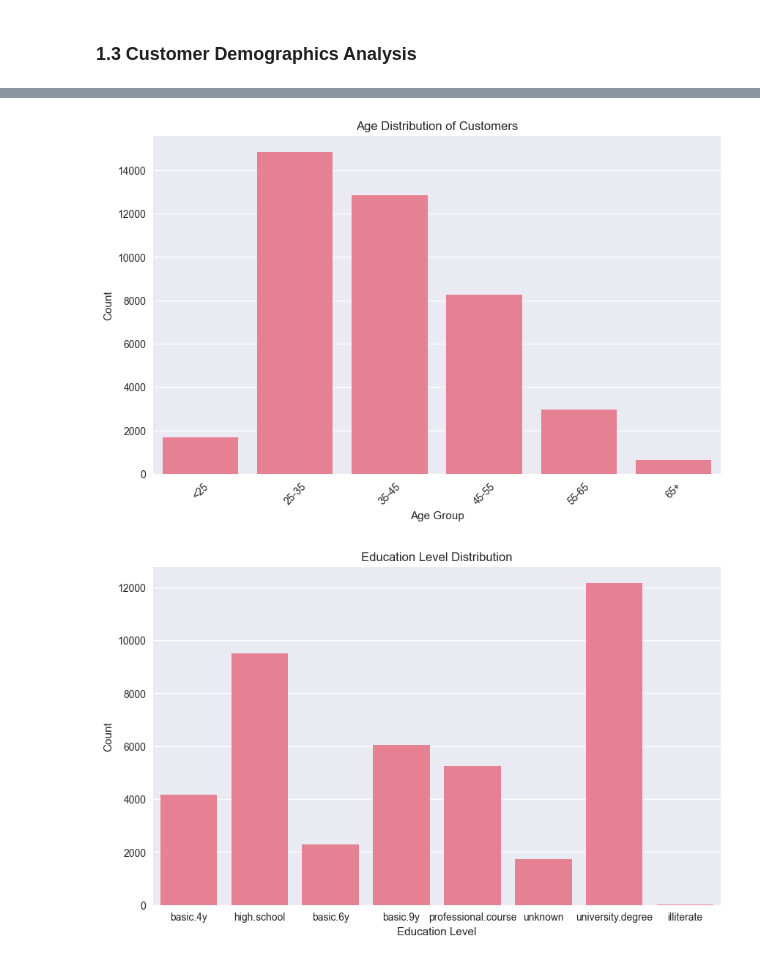
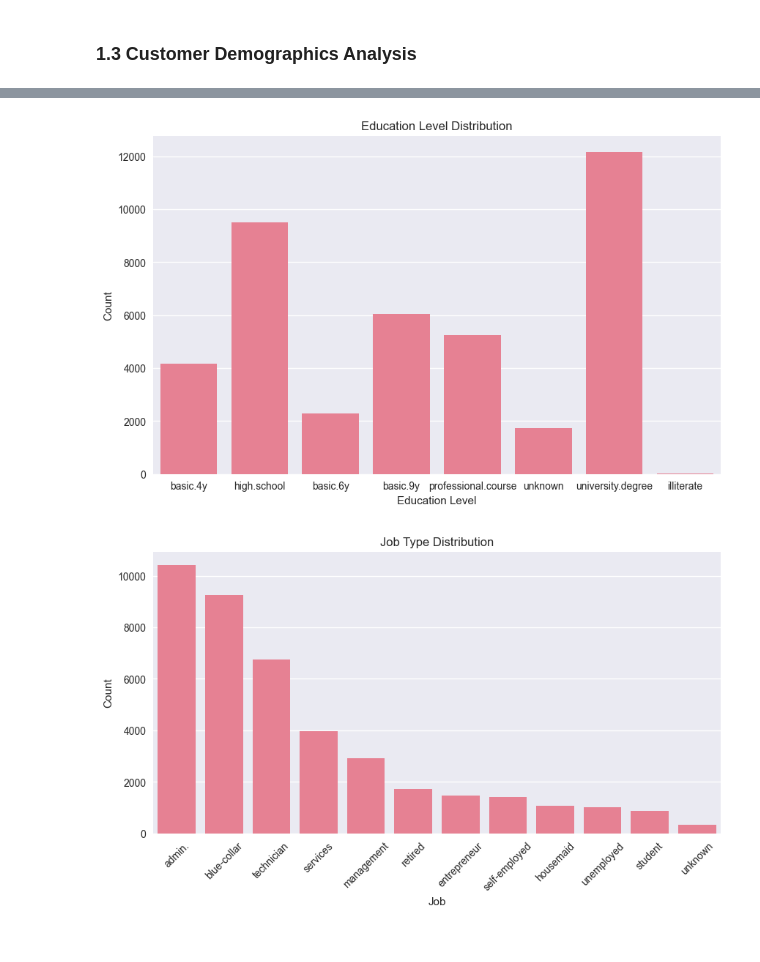
Before and after one commit to ghsaberr/predictive-analytics-cross-sell, a Jupyter notebook: predictive-analytics-for-cross-sell-opportunities.ipynb, the cells around one changed output, grey strips where cells are left out. Drawn from its saved outputs; the diff is of its cells as text; code cells hidden in the pictures.

Commit message:
visualization

```diff
--- a/predictive-analytics-for-cross-sell-opportunities.ipynb
+++ b/predictive-analytics-for-cross-sell-opportunities.ipynb
@@ -77,25 +125,20 @@ Series([], dtype: int64)
 # %%
-# Create age groups from birthyear
-df['age_group'] = pd.cut(df['age'],
-                         bins=[0, 25, 35, 45, 55, 65, 100],
-                         labels=['<25', '25-35', '35-45', '45-55', '55-65', '65+'])
-
-# Plot age distribution
-plt.figure(figsize=(10, 6))
-sns.countplot(data=df, x='age_group')
-plt.title('Age Distribution of Customers')
-plt.xlabel('Age Group')
-plt.ylabel('Count')
-plt.xticks(rotation=45)
-plt.show()
-
 # Plot education level distribution
 plt.figure(figsize=(10, 6))
 sns.countplot(data=df, x='education')
 plt.title('Education Level Distribution')
 plt.xlabel('Education Level')
 plt.ylabel('Count')
 plt.show()
+
+# Job distribution
+plt.figure(figsize=(10,5))
+sns.countplot(data=df, x='job', order=df['job'].value_counts().index)
+plt.title('Job Type Distribution')
+plt.xlabel('Job')
+plt.ylabel('Count')
+plt.xticks(rotation=45)
+plt.show()
 # %% [output]
-[figure, old version]
+[figure, new version]
-[figure, old version]
+[figure, new version]
```
Also changed, not shown: parts of 8 cells of this notebook.
